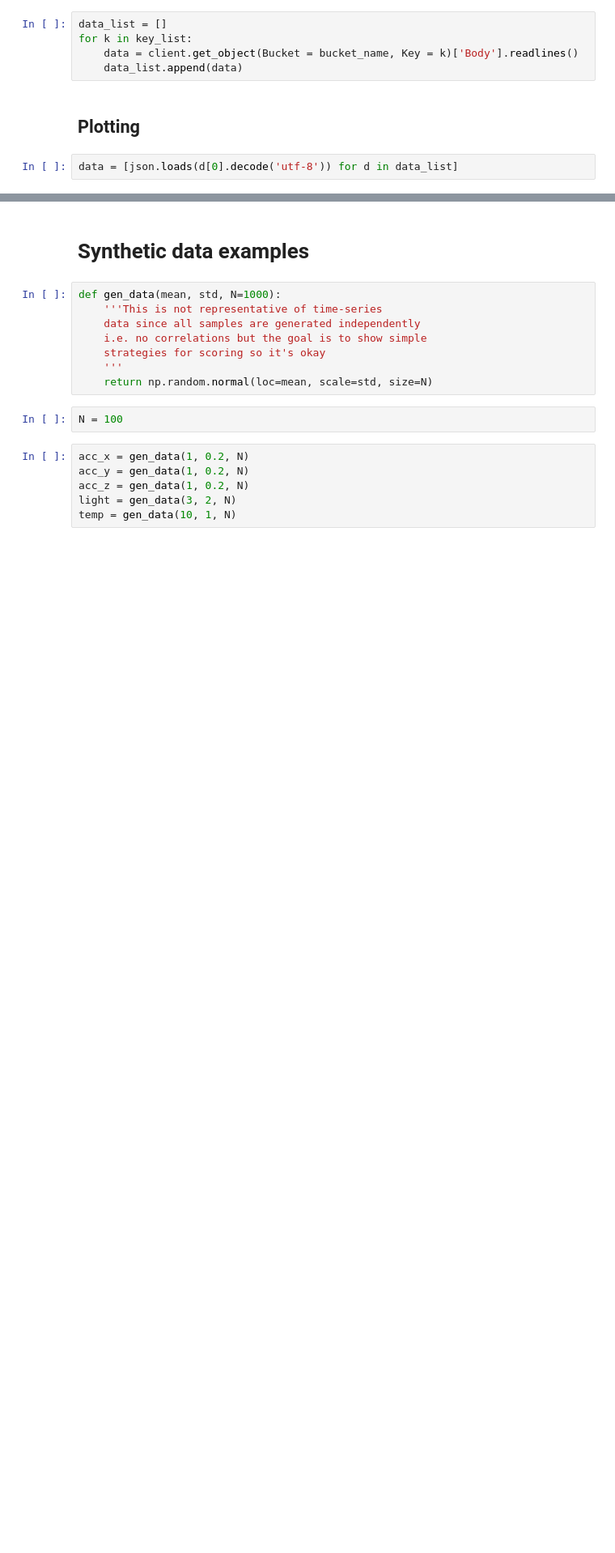
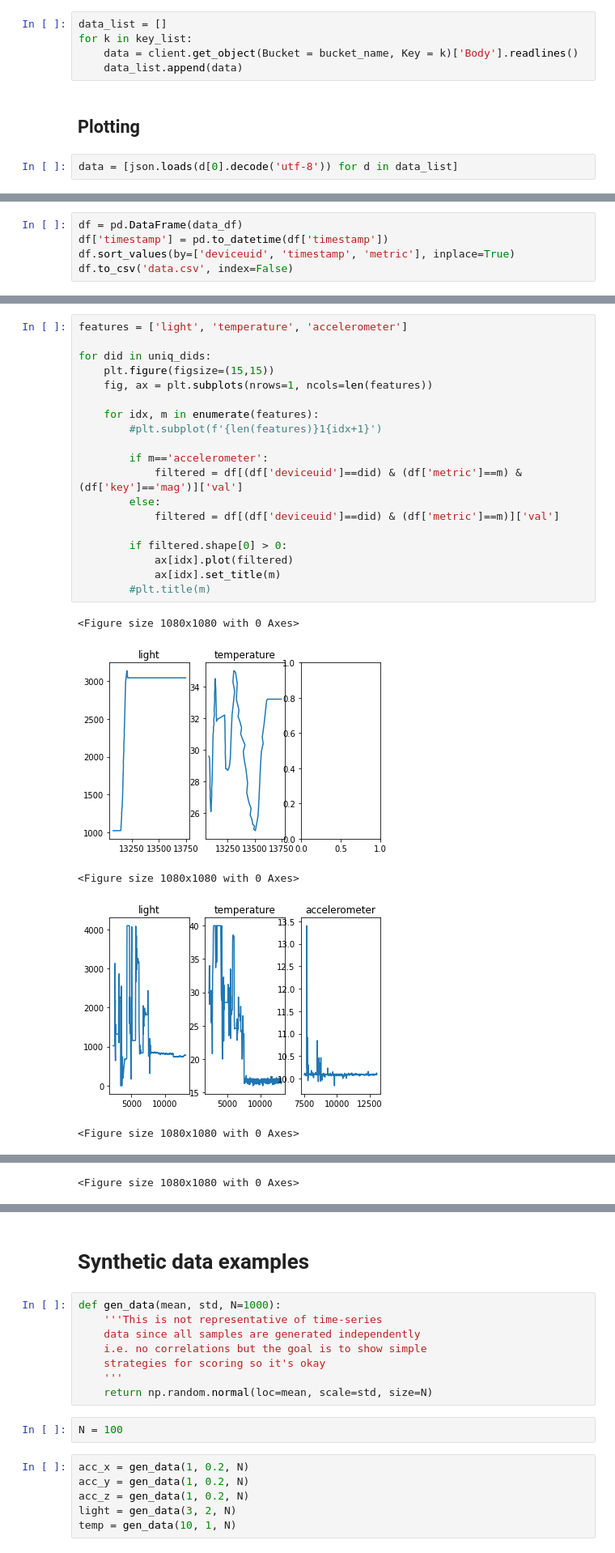
Before and after one commit to rhdemo/2022-ai-sensor, a Jupyter notebook: nbs/Data Exploration.ipynb, the cells around one changed output, grey strips where cells are left out. Shown at 81% size. Drawn from its saved outputs; the diff is of its cells as text; blank space fills up the shorter version.

```diff
--- a/nbs/Data Exploration.ipynb
+++ b/nbs/Data Exploration.ipynb
@@ -106,0 +133,5 @@ len(get_data(data, 'led_1'))
+# %%
+df = pd.DataFrame(data_df)
+df['timestamp'] = pd.to_datetime(df['timestamp'])
+df.sort_values(by=['deviceuid', 'timestamp', 'metric'], inplace=True)
+df.to_csv('data.csv', index=False)
@@ -106,0 +158,25 @@ len(get_data(data, 'led_1'))
+# %%
+features = ['light', 'temperature', 'accelerometer']
+
+for did in uniq_dids:
+    plt.figure(figsize=(15,15))
+    fig, ax = plt.subplots(nrows=1, ncols=len(features))
+
+    for idx, m in enumerate(features):
+        #plt.subplot(f'{len(features)}1{idx+1}')
+
+        if m=='accelerometer':
+            filtered = df[(df['deviceuid']==did) & (df['metric']==m) & (df['key']=='mag')]['val']
+        else:
+            filtered = df[(df['deviceuid']==did) & (df['metric']==m)]['val']
+
+        if filtered.shape[0] > 0:
+            ax[idx].plot(filtered)
+            ax[idx].set_title(m)
+        #plt.title(m)
+# %% [output]
+<Figure size 1080x1080 with 0 Axes>
+[figure, added]
+<Figure size 1080x1080 with 0 Axes>
+[figure, added]
+<Figure size 1080x1080 with 0 Axes>
@@ -106,0 +184 @@ len(get_data(data, 'led_1'))
+<Figure size 1080x1080 with 0 Axes>
```
Also changed, not shown: parts of 34 cells of this notebook.
